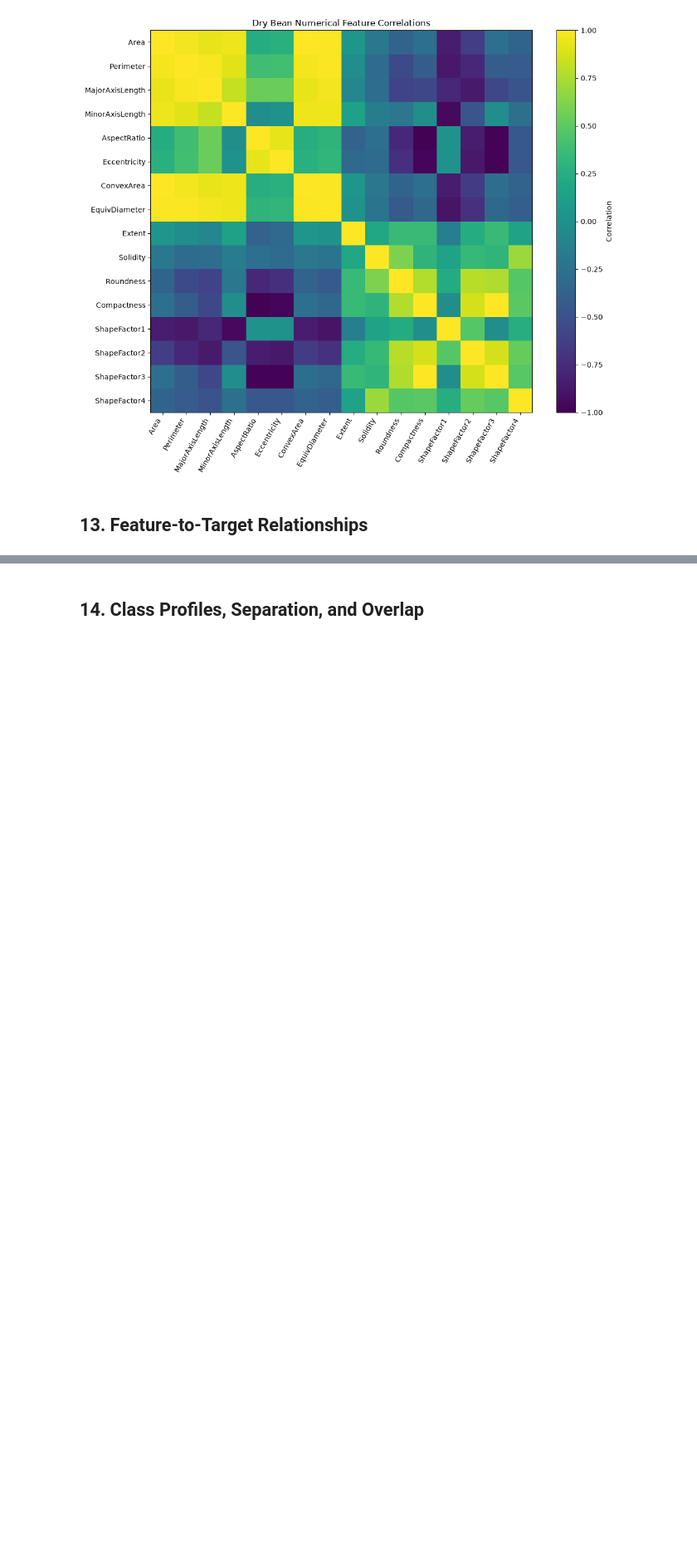
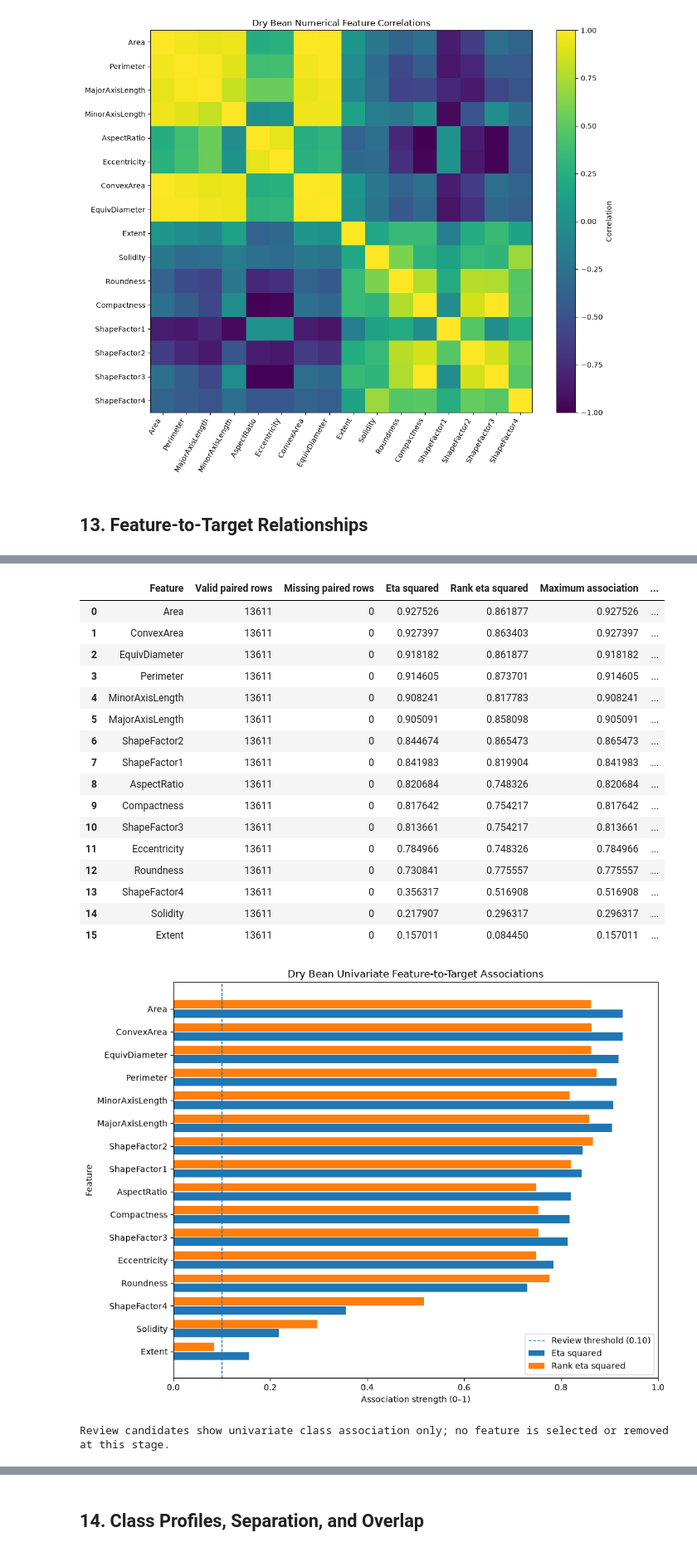
Before and after one commit to FabioAguiar/dataset-study-dry-bean, a Jupyter notebook: notebooks/01_data_understanding_and_exploration.ipynb, the cells around one changed output, grey strips where cells are left out. Shown at 83% size. Cells and saved outputs as stored; diff of their text form; code cells hidden in the pictures; blank space fills up the shorter version.

Commit message:
feat(analysis): add multiclass feature-to-target relationship analysis

```diff
--- a/notebooks/01_data_understanding_and_exploration.ipynb
+++ b/notebooks/01_data_understanding_and_exploration.ipynb
@@ -647,3 +647,47 @@ High association marks redundancy candidates for later review; no feature is rem
 [figure]
 # %% [markdown]
 ## 13. Feature-to-Target Relationships
+# %%
+from IPython.display import display
+
+from scripts.analyze_target_relationships import (
+    analyze_multiclass_numerical_target_relationships,
+    plot_multiclass_feature_target_associations,
+)
+
+
+# Exploratory association strength used for review, not feature selection.
+MULTICLASS_ASSOCIATION_REVIEW_THRESHOLD = 0.10
+
+feature_target_report = analyze_multiclass_numerical_target_relationships(
+    df,
+    features=NUMERICAL_FEATURES,
+    target=target_contract.target,
+    expected_target_classes=target_contract.expected_classes,
+    association_review_threshold=MULTICLASS_ASSOCIATION_REVIEW_THRESHOLD,
+)
+
+feature_target_report.raise_if_invalid(
+    require_features_present=True,
+    require_multiclass_target=True,
+    require_no_missing_target=True,
+    require_expected_target_classes=True,
+    require_no_unexpected_target_classes=True,
+    require_sufficient_variation=True,
+)
+
+display(feature_target_report.summary_frame())
+display(feature_target_report.relationships_frame())
+
+association_figure = plot_multiclass_feature_target_associations(
+    feature_target_report,
+    title="Dry Bean Univariate Feature-to-Target Associations",
+)
+display(association_figure)
+
+if feature_target_report.has_review_candidates:
+    print(
+        "Review candidates show univariate class association only; no feature "
+        "is selected or removed at this stage."
+    )
+# %% [output]
@@ -649,0 +700,19 @@ High association marks redundancy candidates for later review; no feature is rem
+|  | Feature | Valid paired rows | Missing paired rows | Eta squared | Rank eta squared | Maximum association | ... |
+| 0 | Area | 13611 | 0 | 0.927526 | 0.861877 | 0.927526 | ... |
+| 1 | ConvexArea | 13611 | 0 | 0.927397 | 0.863403 | 0.927397 | ... |
+| 2 | EquivDiameter | 13611 | 0 | 0.918182 | 0.861877 | 0.918182 | ... |
+| 3 | Perimeter | 13611 | 0 | 0.914605 | 0.873701 | 0.914605 | ... |
+| 4 | MinorAxisLength | 13611 | 0 | 0.908241 | 0.817783 | 0.908241 | ... |
+| 5 | MajorAxisLength | 13611 | 0 | 0.905091 | 0.858098 | 0.905091 | ... |
+| 6 | ShapeFactor2 | 13611 | 0 | 0.844674 | 0.865473 | 0.865473 | ... |
+| 7 | ShapeFactor1 | 13611 | 0 | 0.841983 | 0.819904 | 0.841983 | ... |
+| 8 | AspectRatio | 13611 | 0 | 0.820684 | 0.748326 | 0.820684 | ... |
+| 9 | Compactness | 13611 | 0 | 0.817642 | 0.754217 | 0.817642 | ... |
+| 10 | ShapeFactor3 | 13611 | 0 | 0.813661 | 0.754217 | 0.813661 | ... |
+| 11 | Eccentricity | 13611 | 0 | 0.784966 | 0.748326 | 0.784966 | ... |
+| 12 | Roundness | 13611 | 0 | 0.730841 | 0.775557 | 0.775557 | ... |
+| 13 | ShapeFactor4 | 13611 | 0 | 0.356317 | 0.516908 | 0.516908 | ... |
+| 14 | Solidity | 13611 | 0 | 0.217907 | 0.296317 | 0.296317 | ... |
+| 15 | Extent | 13611 | 0 | 0.157011 | 0.084450 | 0.157011 | ... |
+[figure, added]
+Review candidates show univariate class association only; no feature is selected or removed at this stage.
```
Also changed, not shown: parts of 1 cell of this notebook, 2 other files.
